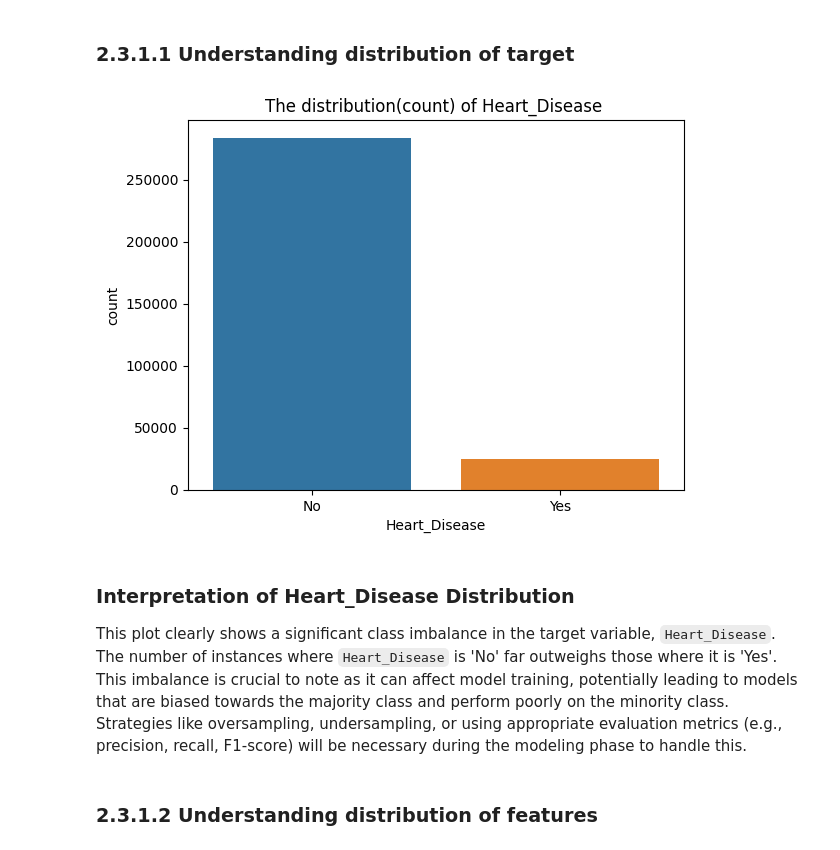
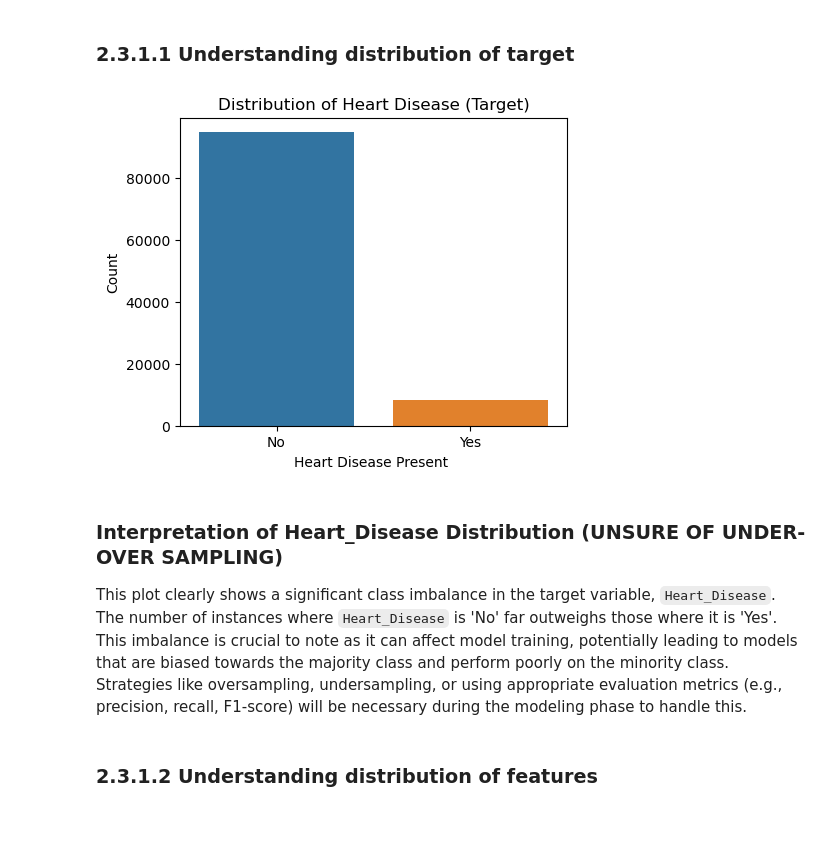
Before and after one commit to Jared-Tenebris/mldp-jared, a Jupyter notebook: cardiovascular_health.ipynb, the cells around one changed output. Saved outputs shown, nothing was run; the diff lists cells and outputs as text; code cells hidden in the pictures; blank space fills up the shorter version.

Commit message:
reduced data set size by randomly deleting 2/3 of the data,(100k rows leftover))

```diff
--- a/cardiovascular_health.ipynb
+++ b/cardiovascular_health.ipynb
@@ -151,14 +167,16 @@ The dataset comprises of **308,854 entries** and **19 features**, with no missin
 # %% [markdown]
 ### 2.3.1.1 Understanding distribution of target
 # %%
-## Understanding distribution of target (Heart_Disease)
-sns.countplot(x ='Heart_Disease', hue= 'Heart_Disease', data = df)
-plt.title('The distribution(count) of Heart_Disease ')
+plt.figure(figsize=(5,4))
+sns.countplot(x='Heart_Disease',hue = 'Heart_Disease', data=df)
+plt.title('Distribution of Heart Disease (Target)')
+plt.xlabel('Heart Disease Present ')
+plt.ylabel('Count')
 plt.show()
 # %% [output]
-[figure, old version]
+[figure, new version]
 # %% [markdown]
-### Interpretation of Heart_Disease Distribution
+### Interpretation of Heart_Disease Distribution (UNSURE OF UNDER-OVER SAMPLING)
 
 This plot clearly shows a significant class imbalance in the target variable, `Heart_Disease`. The number of instances where `Heart_Disease` is 'No' far outweighs those where it is 'Yes'. This imbalance is crucial to note as it can affect model training, potentially leading to models that are biased towards the majority class and perform poorly on the minority class. Strategies like oversampling, undersampling, or using appropriate evaluation metrics (e.g., precision, recall, F1-score) will be necessary during the modeling phase to handle this.
 # %% [markdown]
```
Also changed, not shown: parts of 12 cells of this notebook, 1 other file.
